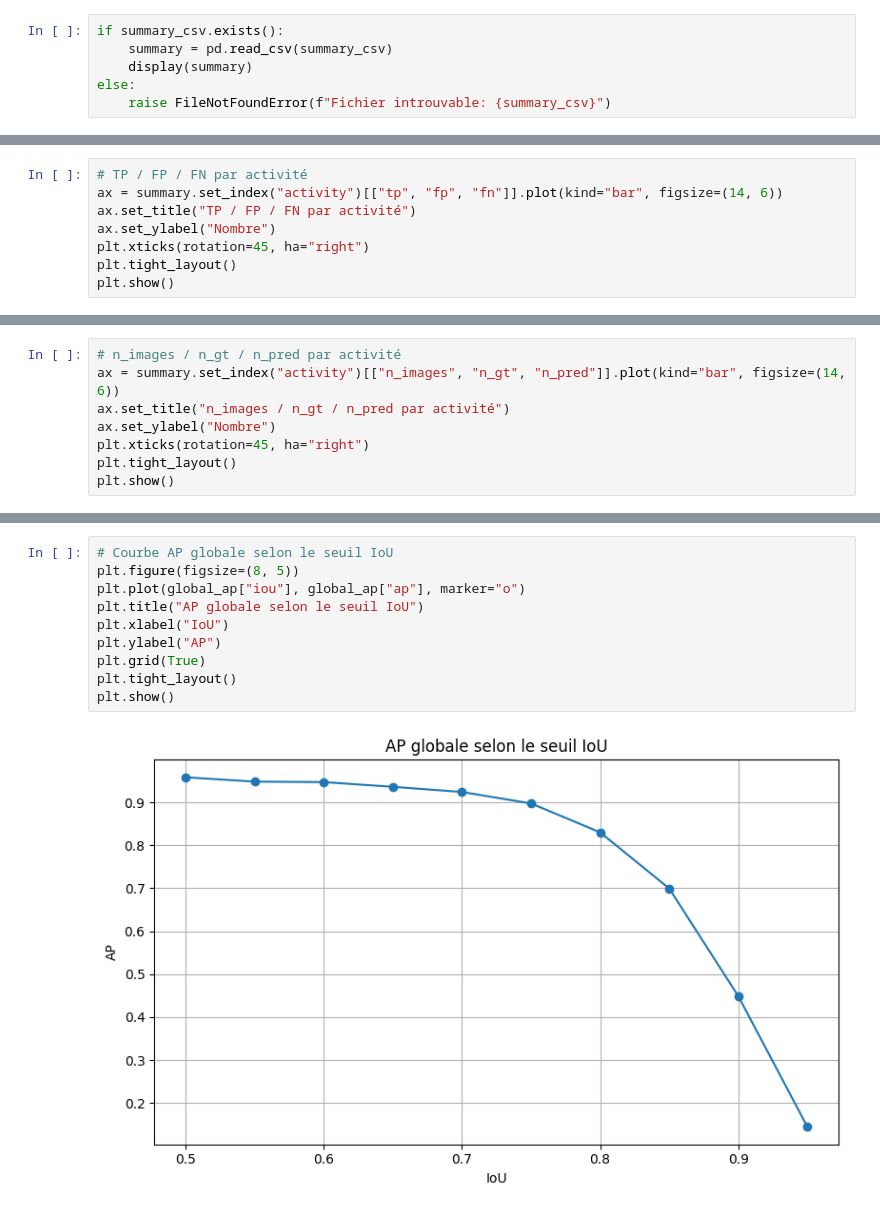
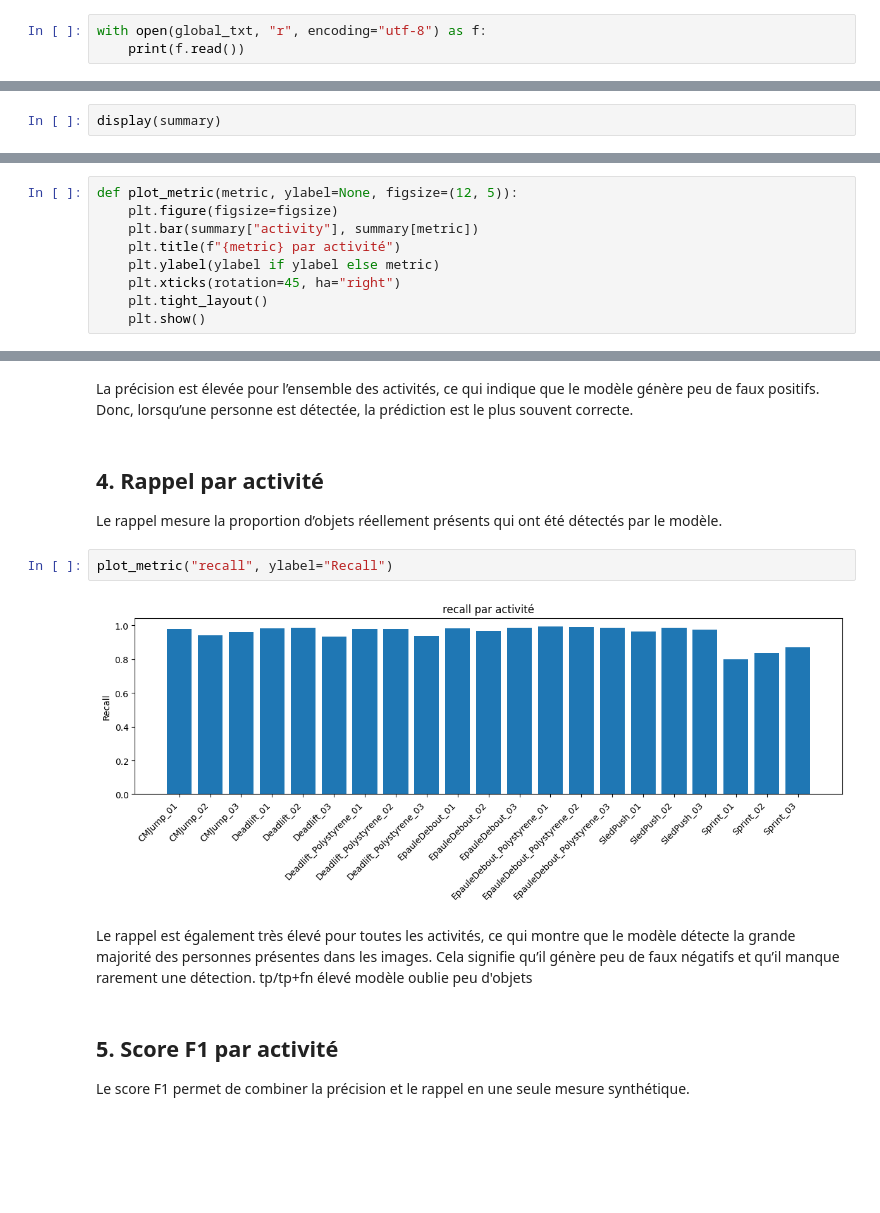
Before and after one commit to ZakariaAllouche1/MVPMPose, a Jupyter notebook: eval_detection.ipynb, the cells around one changed output, grey strips where cells are left out. Saved outputs shown, nothing was run; the diff lists cells and outputs as text; blank space fills up the shorter version.

```diff
--- a/eval_detection.ipynb
+++ b/eval_detection.ipynb
@@ -58,7 +53,4 @@ mAP50-95: 0.773545
 # %%
-if summary_csv.exists():
-    summary = pd.read_csv(summary_csv)
-    display(summary)
-else:
-    raise FileNotFoundError(f"Fichier introuvable: {summary_csv}")
+with open(global_txt, "r", encoding="utf-8") as f:
+    print(f.read())
 # %% [output]
@@ -86,9 +100,3 @@ plt.show()
 # %%
-# TP / FP / FN par activité
-ax = summary.set_index("activity")[["tp", "fp", "fn"]].plot(kind="bar", figsize=(14, 6))
-ax.set_title("TP / FP / FN par activité")
-ax.set_ylabel("Nombre")
-plt.xticks(rotation=45, ha="right")
-plt.tight_layout()
-plt.show()
+display(summary)
 # %% [output]
@@ -96,8 +141,9 @@ plt.show()
 # %%
-# n_images / n_gt / n_pred par activité
-ax = summary.set_index("activity")[["n_images", "n_gt", "n_pred"]].plot(kind="bar", figsize=(14, 6))
-ax.set_title("n_images / n_gt / n_pred par activité")
-ax.set_ylabel("Nombre")
-plt.xticks(rotation=45, ha="right")
-plt.tight_layout()
-plt.show()
+def plot_metric(metric, ylabel=None, figsize=(12, 5)):
+    plt.figure(figsize=figsize)
+    plt.bar(summary["activity"], summary[metric])
+    plt.title(f"{metric} par activité")
+    plt.ylabel(ylabel if ylabel else metric)
+    plt.xticks(rotation=45, ha="right")
+    plt.tight_layout()
+    plt.show()
@@ -124,13 +158,18 @@ else:
+# %% [markdown]
+La précision est élevée pour l’ensemble des activités, ce qui indique que le modèle génère peu de faux positifs. Donc, lorsqu’une personne est détectée, la prédiction est le plus souvent correcte.
+# %% [markdown]
+## 4. Rappel par activité
+
+Le rappel mesure la proportion d’objets réellement présents qui ont été détectés par le modèle.
 # %%
-# Courbe AP globale selon le seuil IoU
-plt.figure(figsize=(8, 5))
-plt.plot(global_ap["iou"], global_ap["ap"], marker="o")
-plt.title("AP globale selon le seuil IoU")
-plt.xlabel("IoU")
-plt.ylabel("AP")
-plt.grid(True)
-plt.tight_layout()
-plt.show()
+plot_metric("recall", ylabel="Recall")
 # %% [output]
-[figure, old version]
+[figure, new version]
+# %% [markdown]
+Le rappel est également très élevé pour toutes les activités, ce qui montre que le modèle détecte la grande majorité des personnes présentes dans les images. Cela signifie qu’il génère peu de faux négatifs et qu’il manque rarement une détection.
+tp/tp+fn élevé modèle oublie peu d'objets
+# %% [markdown]
+## 5. Score F1 par activité
+
+Le score F1 permet de combiner la précision et le rappel en une seule mesure synthétique.
 # %%
```
Also changed, not shown: parts of 31 cells of this notebook.
